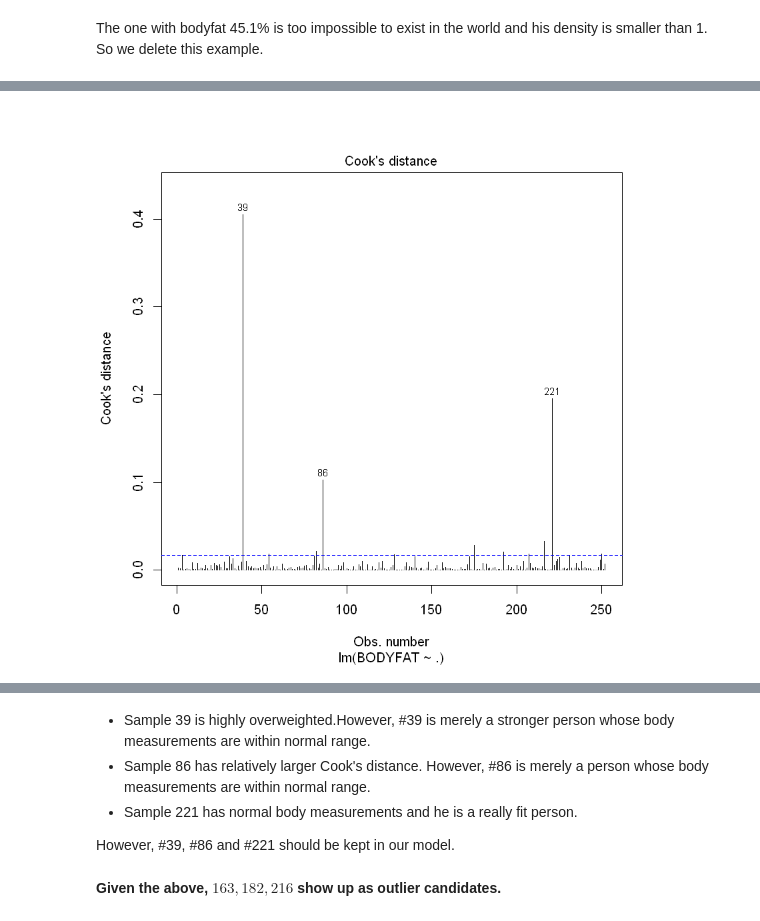
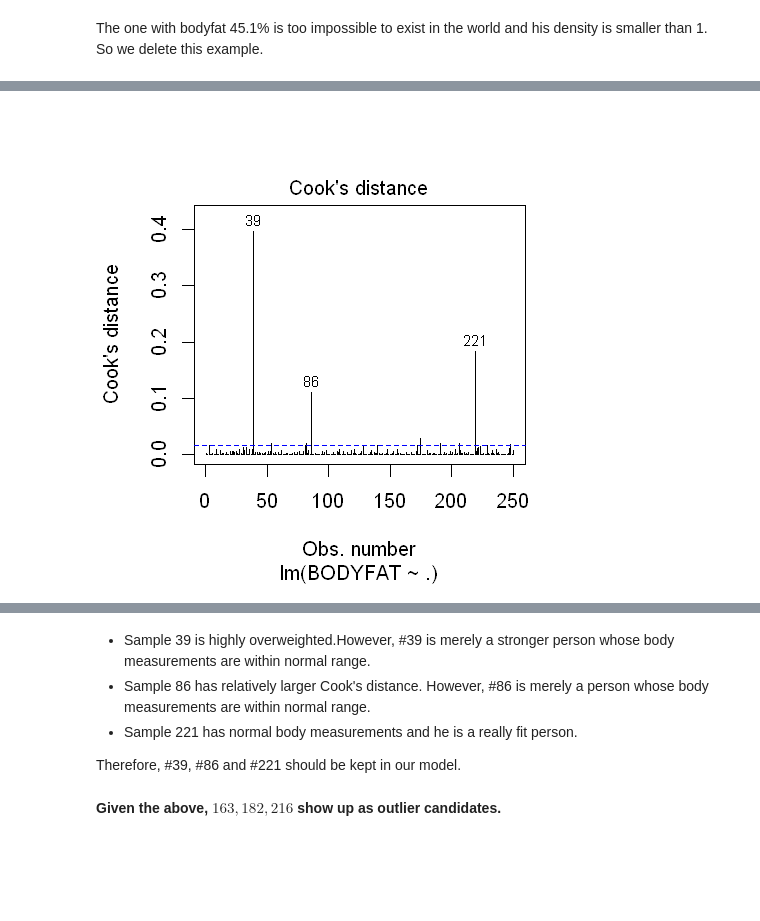
Before and after one commit to YezhouLi/628_Module_2, a Jupyter notebook: code.ipynb, the cells around one changed output, grey strips where cells are left out. Drawn from its saved outputs; the diff is of its cells as text; code cells hidden in the pictures; blank space fills up the shorter version.

```diff
--- a/code.ipynb
+++ b/code.ipynb
@@ -176,6 +99,9 @@ From the difference, we can know the recorded values of No.42,163,221 points are
 # %%
+# Impute the height for the shortest man
+body.fat$HEIGHT[42] = round(sqrt(205*0.45359237/29.9)*39.3700787,1)
 # The person with largest bodyfat
 dt.fat[dt.fat$BODYFAT==max(dt.fat$BODYFAT), ]
+body.fat.clean <- body.fat[-c(182,216),]
 # %% [output]
 |  | IDNO | BODYFAT | DENSITY | AGE | WEIGHT | HEIGHT | ADIPOSITY | NECK | CHEST | ABDOMEN | HIP | ... |
 | 216 | 216 | 45.1 | 0.995 | 51 | 219 | 64 | 37.6 | 41.2 | 119.8 | 122.1 | 112.8 | ... |
@@ -197,10 +110,10 @@ body.fat[42,]
 # %%
-model.clean = lm(BODYFAT ~ ., data = body.fat)
+model.clean = lm(BODYFAT ~ ., data = body.fat.clean)
 # summary(model.clean)$coefficient
 plot(model.clean, which = 4)
 abline(h = 4/(dim(body.fat)[1]-dim(body.fat)[2]), lty = 2, col = 'blue')
 # %% [output]
-[figure, old version]
+[figure, new version]
 # %%
 col.mean = round(sapply(body.fat, dim = 1, FUN = mean), digits = 2)
 . = rbind(body.fat[c(39, 86, 221), ], col.mean)
@@ -217,7 +130,7 @@ rownames(.)[4] = ' Sample Mean'
 * Sample 86 has relatively larger Cook's distance. However, \#86 is merely a person whose body measurements are within normal range.
 * Sample 221 has normal body measurements and he is a really fit person.
 
-However, \#39, \#86 and \#221 should be kept in our model.
+Therefore, \#39, \#86 and \#221 should be kept in our model.
 # %% [markdown]
 **Given the above, $163, 182, 216$ show up as outlier candidates.**
 # %%
```
Also changed, not shown: parts of 27 cells of this notebook, 1 other file.
